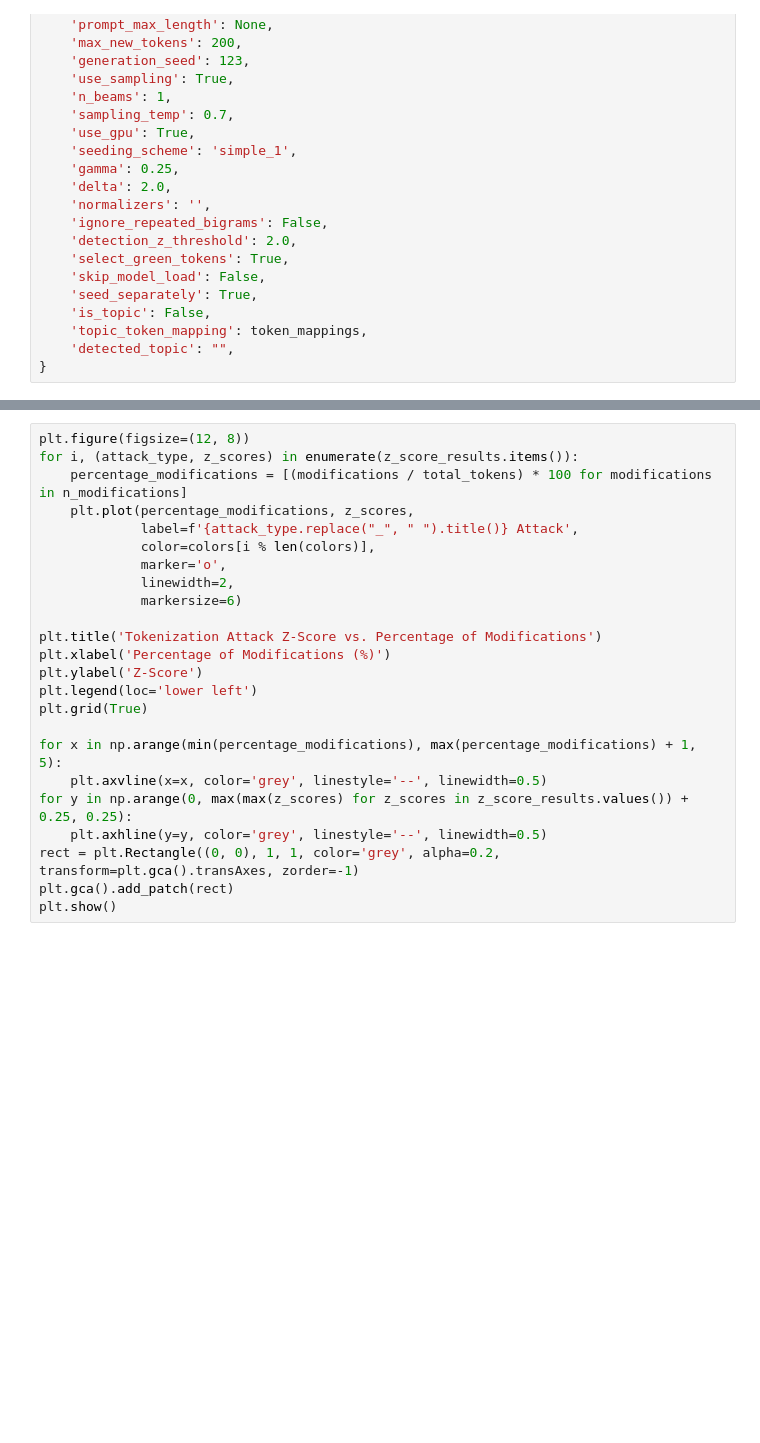
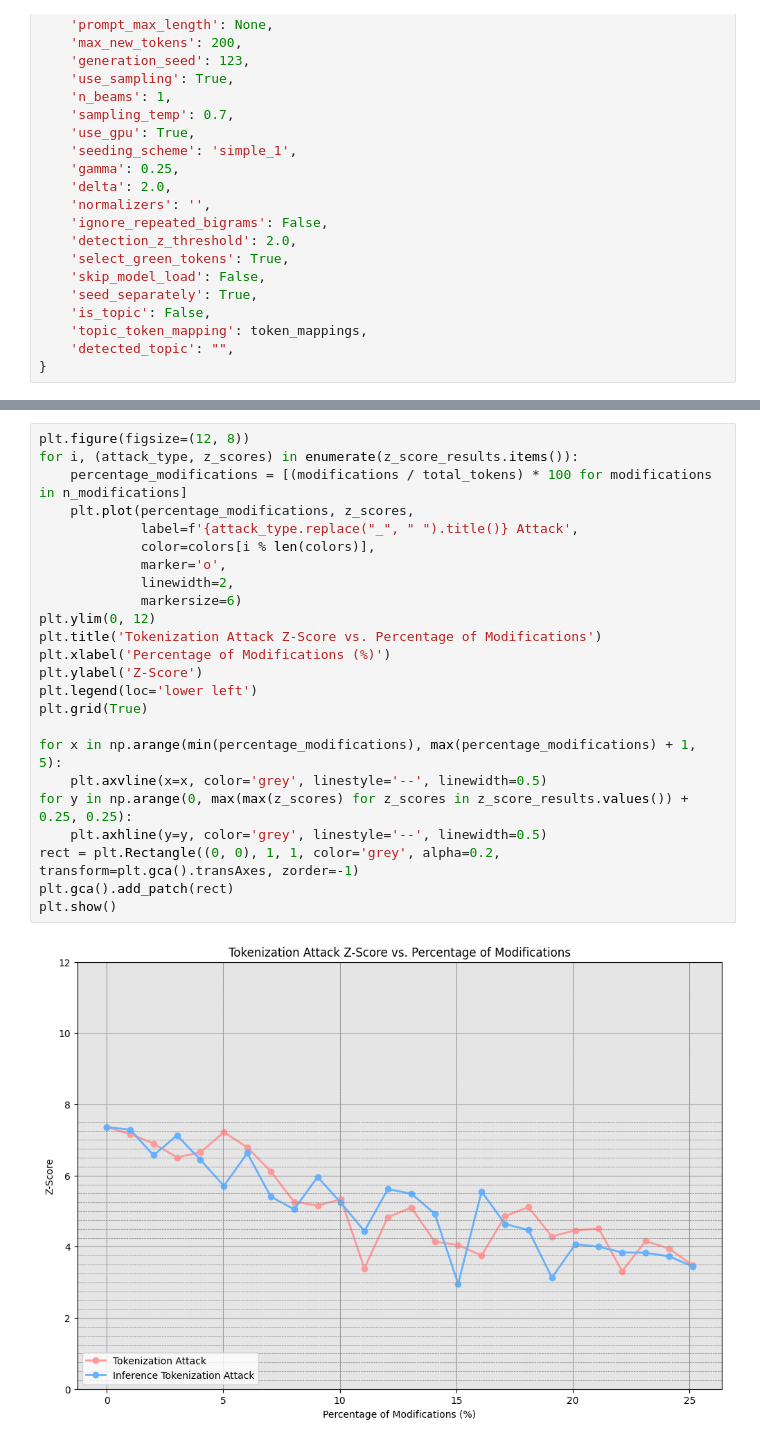
Before and after one commit to ANCP2021/Topic-Based-LLM-Watermarks, a Jupyter notebook: eval/eval_original_watermark.ipynb, the cells around one changed output, grey strips where cells are left out. Saved outputs shown, nothing was run; the diff lists cells and outputs as text; blank space fills up the shorter version.

```diff
--- a/eval/eval_original_watermark.ipynb
+++ b/eval/eval_original_watermark.ipynb
@@ -349,27 +414,29 @@ for n in n_modifications:
 # %%
 plt.figure(figsize=(12, 8))
 for i, (attack_type, z_scores) in enumerate(z_score_results.items()):
     percentage_modifications = [(modifications / total_tokens) * 100 for modifications in n_modifications]
     plt.plot(percentage_modifications, z_scores,
              label=f'{attack_type.replace("_", " ").title()} Attack',
              color=colors[i % len(colors)],
              marker='o',
              linewidth=2,
              markersize=6)
-
+plt.ylim(0, 12)
 plt.title('Tokenization Attack Z-Score vs. Percentage of Modifications')
 plt.xlabel('Percentage of Modifications (%)')
 plt.ylabel('Z-Score')
 plt.legend(loc='lower left')
 plt.grid(True)
 
 for x in np.arange(min(percentage_modifications), max(percentage_modifications) + 1, 5):
     plt.axvline(x=x, color='grey', linestyle='--', linewidth=0.5)
 for y in np.arange(0, max(max(z_scores) for z_scores in z_score_results.values()) + 0.25, 0.25):
     plt.axhline(y=y, color='grey', linestyle='--', linewidth=0.5)
 rect = plt.Rectangle((0, 0), 1, 1, color='grey', alpha=0.2, transform=plt.gca().transAxes, zorder=-1)
 plt.gca().add_patch(rect)
 plt.show()
+# %% [output]
+[figure, added]
 # %%
 plt.figure(figsize=(12, 8))
 for i, (attack_type, scores) in enumerate(robustness_scores.items()):
```
Also changed, not shown: parts of 10 cells of this notebook.
